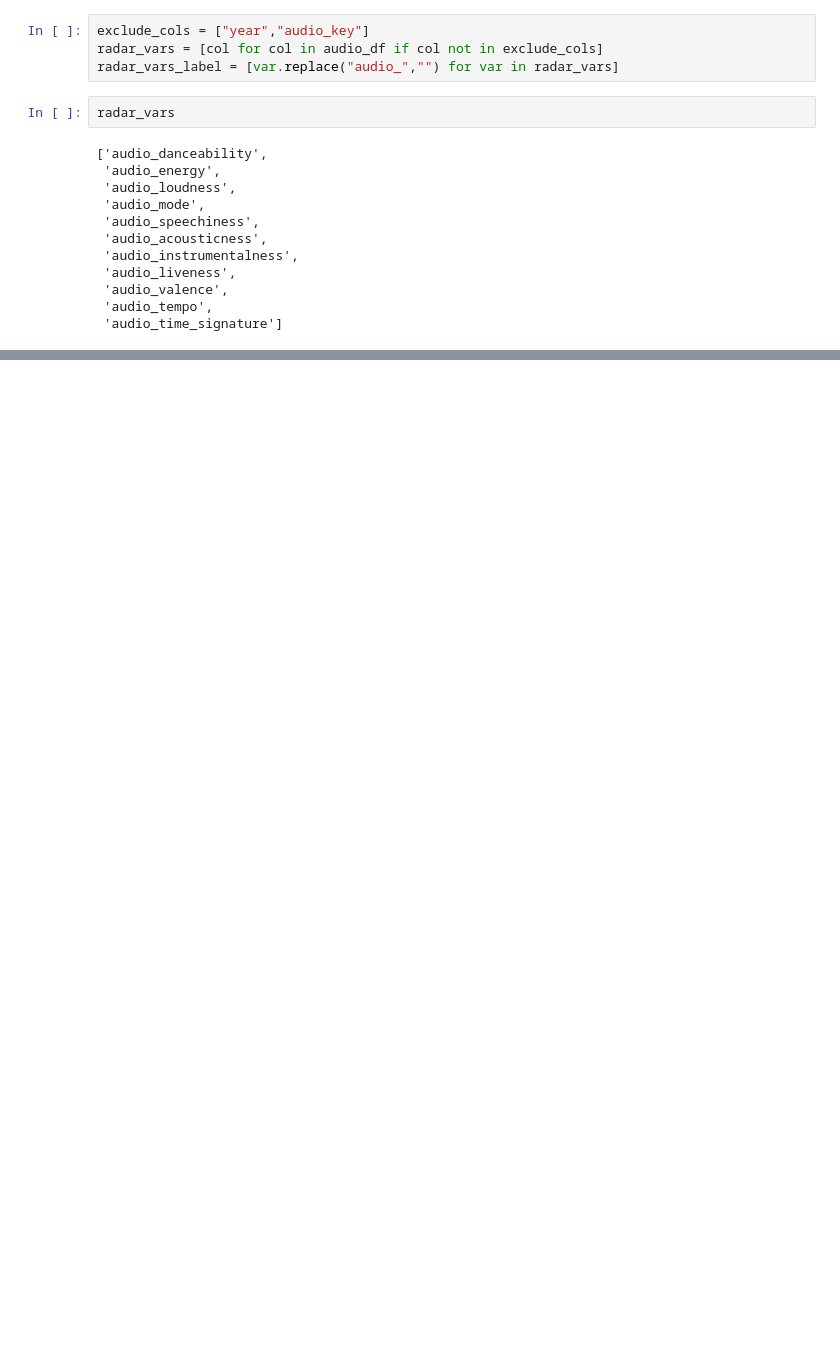
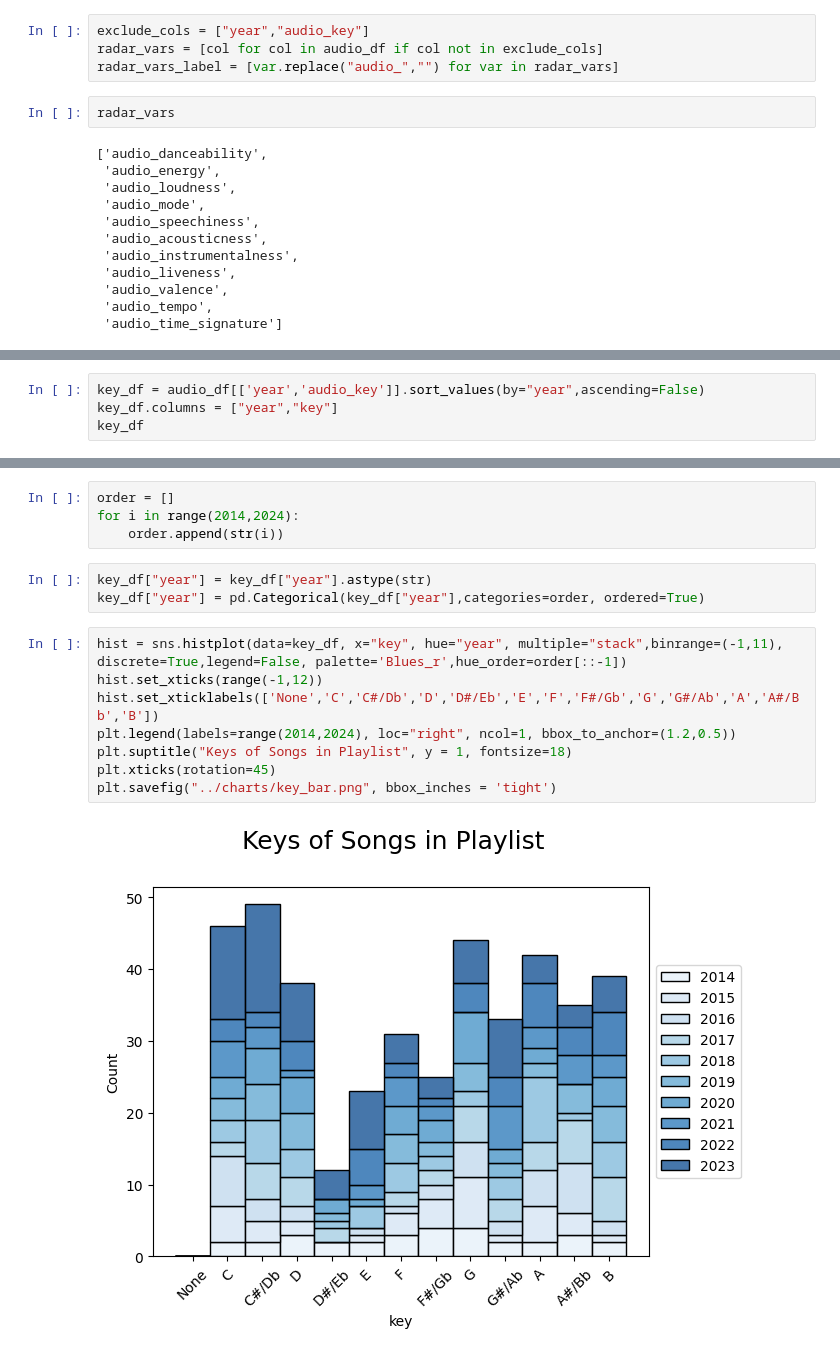
Before and after one commit to ryanwonghc/FIFA-Song-Analysis, a Jupyter notebook: Notebooks/FIFA_Song_EDA.ipynb, the cells around one changed output, grey strips where cells are left out. Saved outputs shown, nothing was run; the diff lists cells and outputs as text; blank space fills up the shorter version.

```diff
--- a/Notebooks/FIFA_Song_EDA.ipynb
+++ b/Notebooks/FIFA_Song_EDA.ipynb
@@ -704,0 +686,4 @@ radar.ax.legend(loc='upper right',bbox_to_anchor=(1.3,1))
+# %%
+key_df = audio_df[['year','audio_key']].sort_values(by="year",ascending=False)
+key_df.columns = ["year","key"]
+key_df
@@ -704,0 +704,17 @@ radar.ax.legend(loc='upper right',bbox_to_anchor=(1.3,1))
+# %%
+order = []
+for i in range(2014,2024):
+    order.append(str(i))
+# %%
+key_df["year"] = key_df["year"].astype(str)
+key_df["year"] = pd.Categorical(key_df["year"],categories=order, ordered=True)
+# %%
+hist = sns.histplot(data=key_df, x="key", hue="year", multiple="stack",binrange=(-1,11), discrete=True,legend=False, palette='Blues_r',hue_order=order[::-1])
+hist.set_xticks(range(-1,12))
+hist.set_xticklabels(['None','C','C#/Db','D','D#/Eb','E','F','F#/Gb','G','G#/Ab','A','A#/Bb','B'])
+plt.legend(labels=range(2014,2024), loc="right", ncol=1, bbox_to_anchor=(1.2,0.5))
+plt.suptitle("Keys of Songs in Playlist", y = 1, fontsize=18)
+plt.xticks(rotation=45)
+plt.savefig("../charts/key_bar.png", bbox_inches = 'tight')
+# %% [output]
+[figure, added]
```
Also changed, not shown: parts of 17 cells of this notebook, 17 other files.
